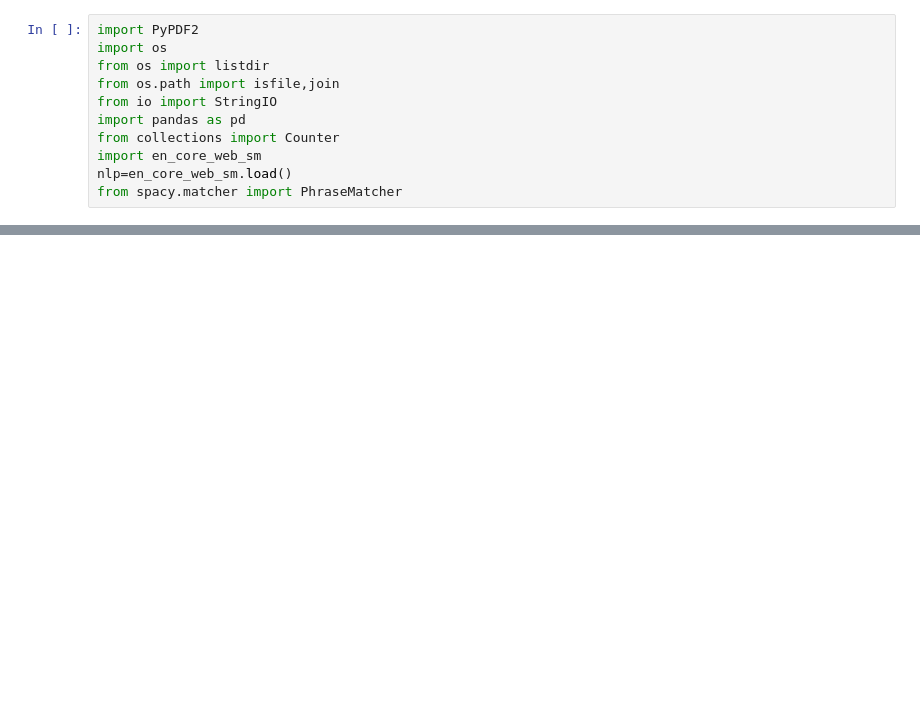
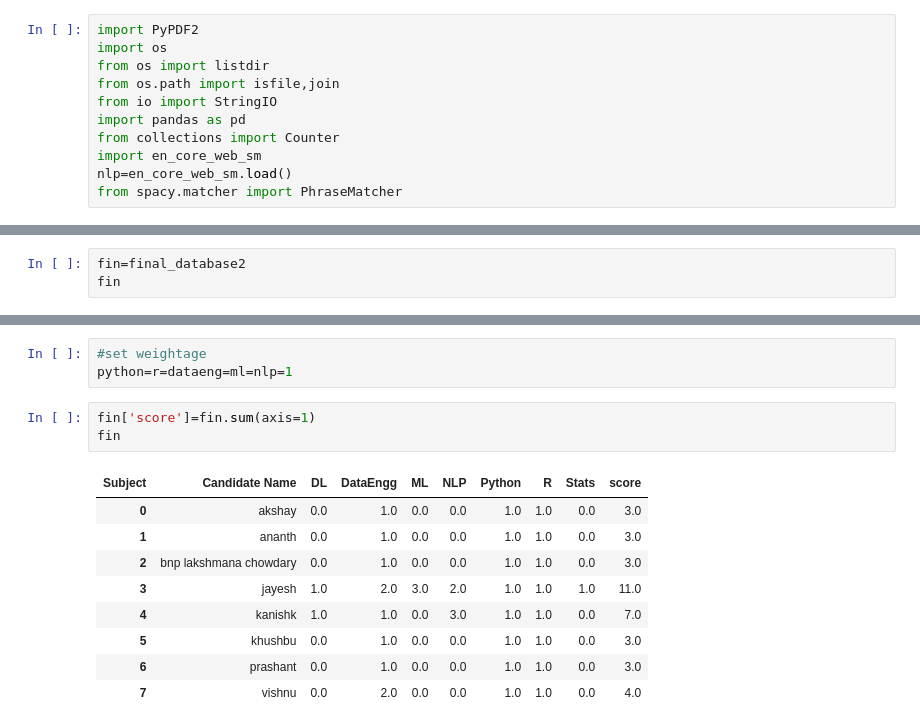
Before and after one commit to mnjulacodes/Resume_Screening, a Jupyter notebook: Resume_Parsing_NLP.ipynb, the cells around one changed output, grey strips where cells are left out. Cells and saved outputs as stored; diff of their text form; blank space fills up the shorter version.

```diff
--- a/Resume_Parsing_NLP.ipynb
+++ b/Resume_Parsing_NLP.ipynb
@@ -219,0 +413,3 @@ plt.show()
+# %%
+fin=final_database2
+fin
@@ -219,0 +426,16 @@ plt.show()
+# %%
+#set weightage
+python=r=dataeng=ml=nlp=1
+# %%
+fin['score']=fin.sum(axis=1)
+fin
+# %% [output]
+| Subject | Candidate Name | DL | DataEngg | ML | NLP | Python | R | Stats | score |
+| 0 | akshay | 0.0 | 1.0 | 0.0 | 0.0 | 1.0 | 1.0 | 0.0 | 3.0 |
+| 1 | ananth | 0.0 | 1.0 | 0.0 | 0.0 | 1.0 | 1.0 | 0.0 | 3.0 |
+| 2 | bnp lakshmana chowdary | 0.0 | 1.0 | 0.0 | 0.0 | 1.0 | 1.0 | 0.0 | 3.0 |
+| 3 | jayesh | 1.0 | 2.0 | 3.0 | 2.0 | 1.0 | 1.0 | 1.0 | 11.0 |
+| 4 | kanishk | 1.0 | 1.0 | 0.0 | 3.0 | 1.0 | 1.0 | 0.0 | 7.0 |
+| 5 | khushbu | 0.0 | 1.0 | 0.0 | 0.0 | 1.0 | 1.0 | 0.0 | 3.0 |
+| 6 | prashant | 0.0 | 1.0 | 0.0 | 0.0 | 1.0 | 1.0 | 0.0 | 3.0 |
+| 7 | vishnu | 0.0 | 2.0 | 0.0 | 0.0 | 1.0 | 1.0 | 0.0 | 4.0 |
```
Also changed, not shown: parts of 26 cells of this notebook.
